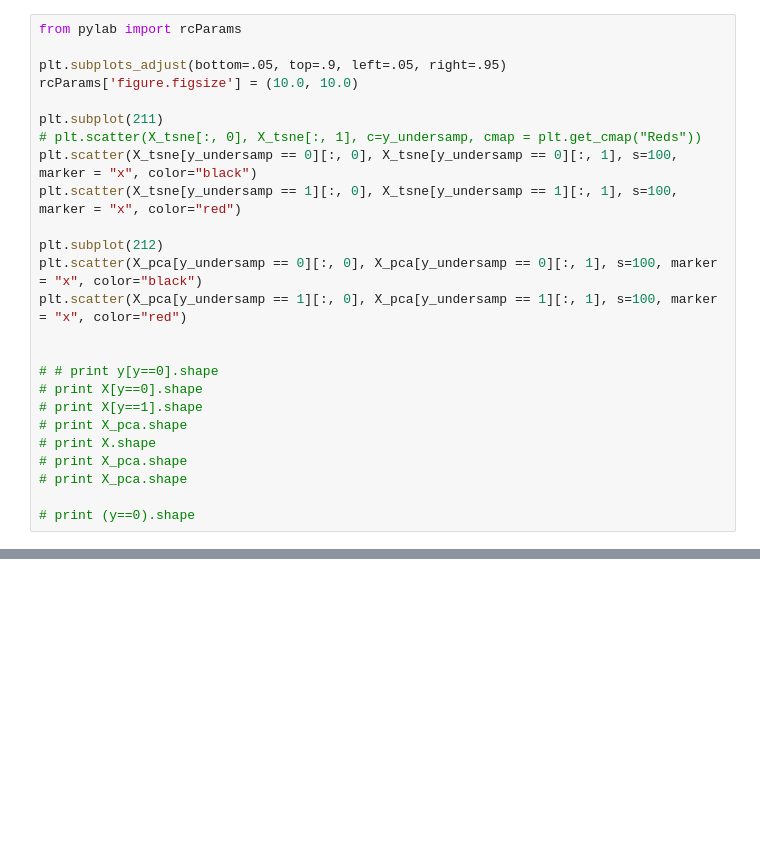
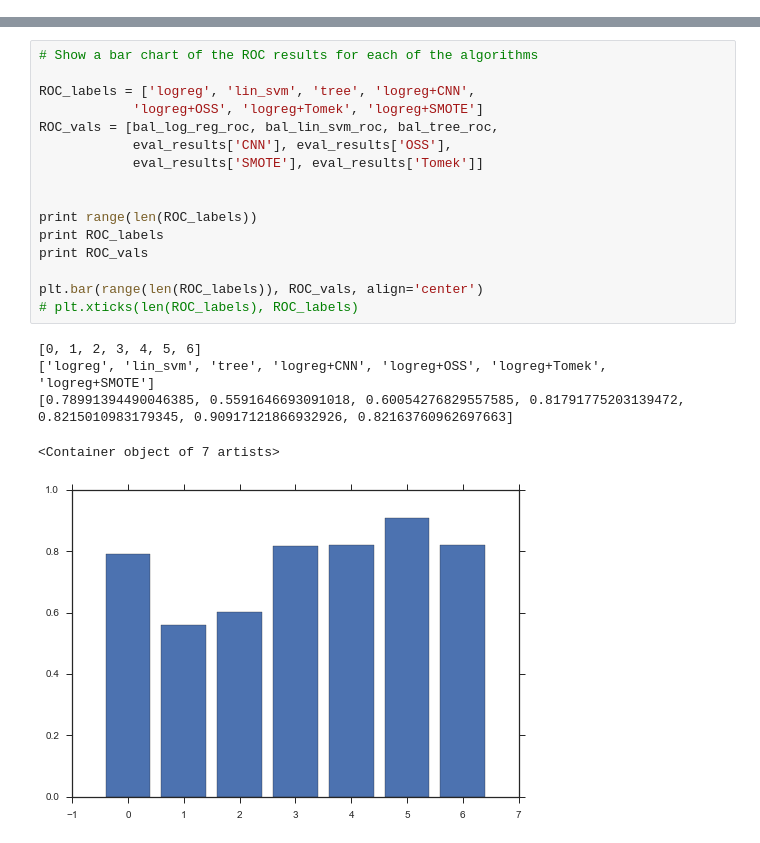
Before and after one commit to timgasser/acm_imbalanced_learning, a Jupyter notebook: acm_imbalance_algorithms.ipynb, the cells around one changed output, grey strips where cells are left out. Drawn from its saved outputs; the diff is of its cells as text; blank space fills up the shorter version.

```diff
--- a/acm_imbalance_algorithms.ipynb
+++ b/acm_imbalance_algorithms.ipynb
@@ -126,25 +100,0 @@ print X_maj.shape
-# %%
-from pylab import rcParams
-
-plt.subplots_adjust(bottom=.05, top=.9, left=.05, right=.95)
-rcParams['figure.figsize'] = (10.0, 10.0)
-
-plt.subplot(211)
-# plt.scatter(X_tsne[:, 0], X_tsne[:, 1], c=y_undersamp, cmap = plt.get_cmap("Reds"))
-plt.scatter(X_tsne[y_undersamp == 0][:, 0], X_tsne[y_undersamp == 0][:, 1], s=100, marker = "x", color="black")
-plt.scatter(X_tsne[y_undersamp == 1][:, 0], X_tsne[y_undersamp == 1][:, 1], s=100, marker = "x", color="red")
-
-plt.subplot(212)
-plt.scatter(X_pca[y_undersamp == 0][:, 0], X_pca[y_undersamp == 0][:, 1], s=100, marker = "x", color="black")
-plt.scatter(X_pca[y_undersamp == 1][:, 0], X_pca[y_undersamp == 1][:, 1], s=100, marker = "x", color="red")
-
-
-# # print y[y==0].shape
-# print X[y==0].shape
-# print X[y==1].shape
-# print X_pca.shape
-# print X.shape
-# print X_pca.shape
-# print X_pca.shape
-
-# print (y==0).shape
@@ -215,0 +218,22 @@ Balanced decision tree ROC = 0.60
+# %%
+# Show a bar chart of the ROC results for each of the algorithms
+
+ROC_labels = ['logreg', 'lin_svm', 'tree', 'logreg+CNN',
+            'logreg+OSS', 'logreg+Tomek', 'logreg+SMOTE']
+ROC_vals = [bal_log_reg_roc, bal_lin_svm_roc, bal_tree_roc,
+            eval_results['CNN'], eval_results['OSS'],
+            eval_results['SMOTE'], eval_results['Tomek']]
+
+
+print range(len(ROC_labels))
+print ROC_labels
+print ROC_vals
+
+plt.bar(range(len(ROC_labels)), ROC_vals, align='center')
+# plt.xticks(len(ROC_labels), ROC_labels)
+# %% [output]
+[0, 1, 2, 3, 4, 5, 6]
+['logreg', 'lin_svm', 'tree', 'logreg+CNN', 'logreg+OSS', 'logreg+Tomek', 'logreg+SMOTE']
+[0.78991394490046385, 0.5591646693091018, 0.60054276829557585, 0.81791775203139472, 0.8215010983179345, 0.90917121866932926, 0.82163760962697663]
+<Container object of 7 artists>
+[figure, added]
```
Also changed, not shown: parts of 17 cells of this notebook, 6 other files.
